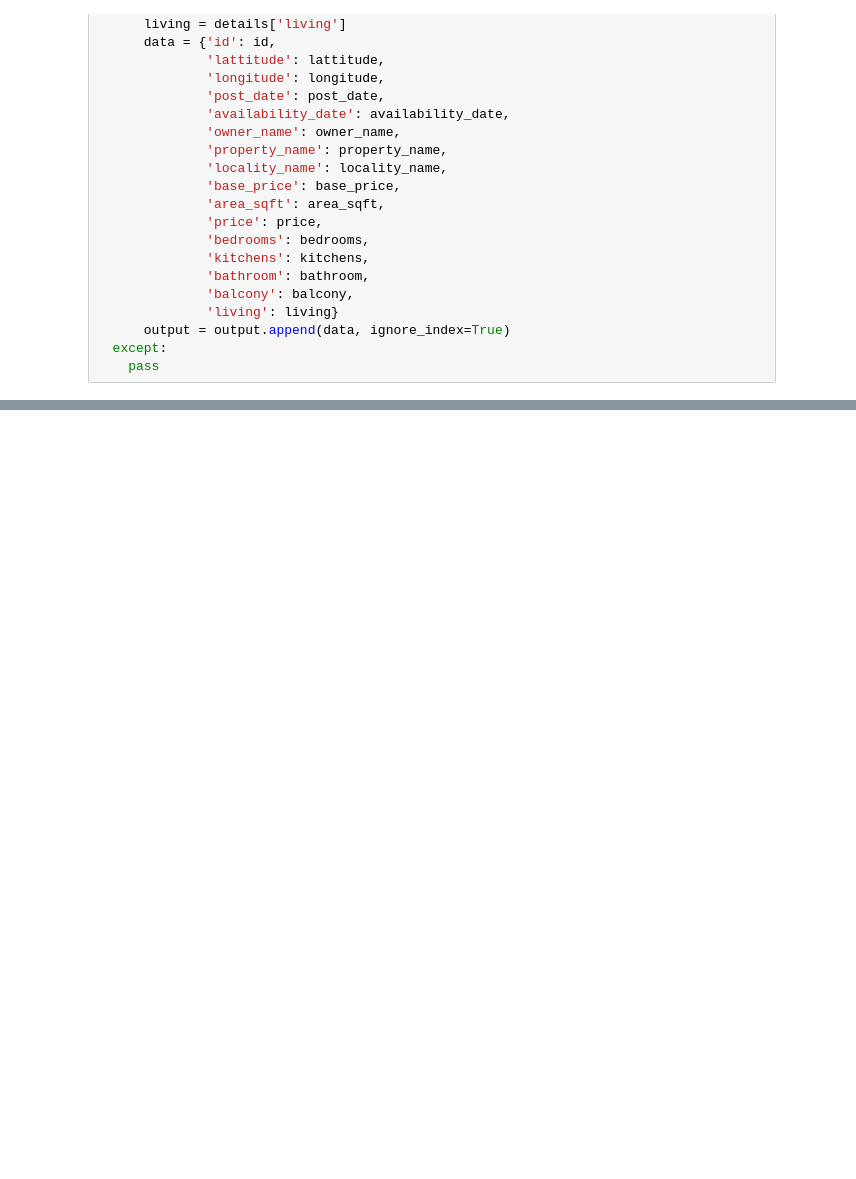
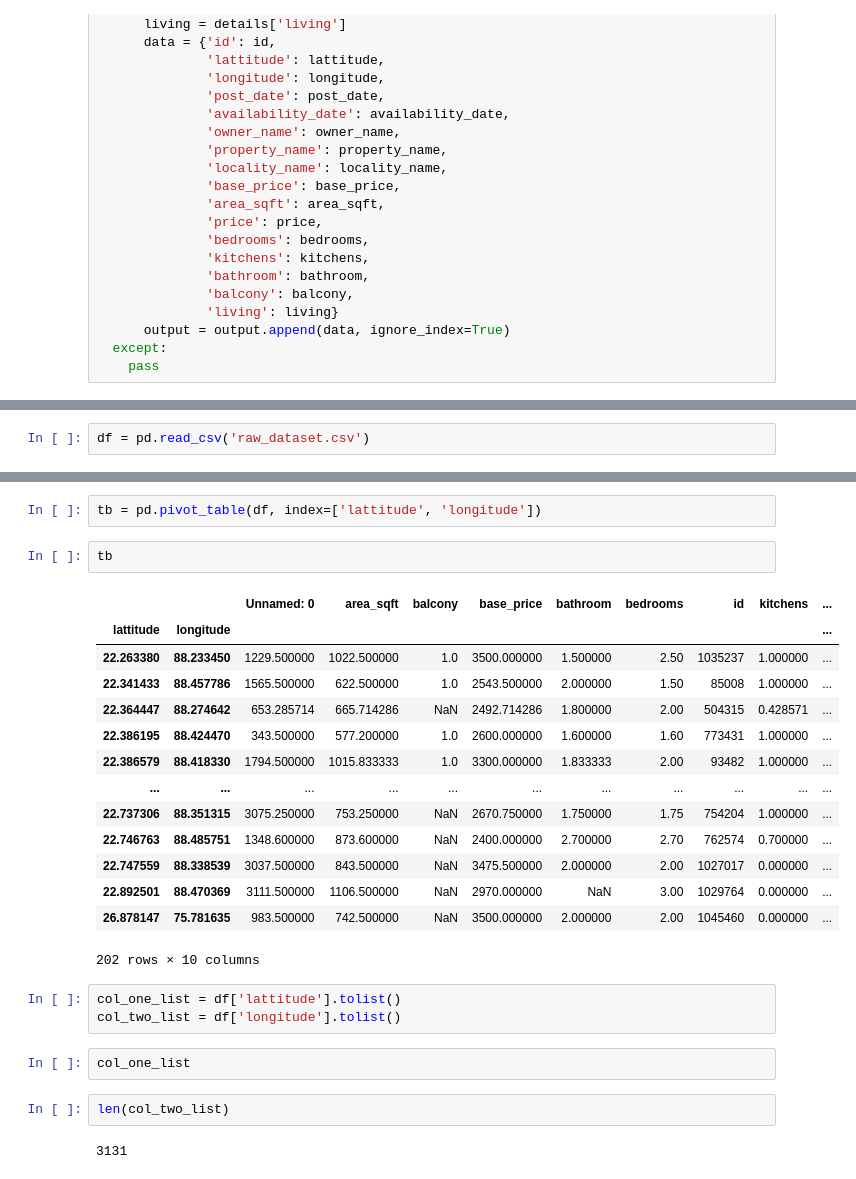
Before and after one commit to 41x3n/Price-Samjho, a Jupyter notebook: Notebooks/Generating_the_Datasets.ipynb, the cells around one changed output, grey strips where cells are left out. Drawn from its saved outputs; the diff is of its cells as text; blank space fills up the shorter version.

```diff
--- a/Notebooks/Generating_the_Datasets.ipynb
+++ b/Notebooks/Generating_the_Datasets.ipynb
@@ -77,0 +81,2 @@ output.to_csv(r'Datasets\raw_dataset.csv')
+# %%
+df = pd.read_csv('raw_dataset.csv')
@@ -77,0 +117,28 @@ output.to_csv(r'Datasets\raw_dataset.csv')
+# %%
+tb = pd.pivot_table(df, index=['lattitude', 'longitude'])
+# %%
+tb
+# %% [output]
+|  |  | Unnamed: 0 | area_sqft | balcony | base_price | bathroom | bedrooms | id | kitchens | ... |
+| lattitude | longitude |  |  |  |  |  |  |  |  | ... |
+| 22.263380 | 88.233450 | 1229.500000 | 1022.500000 | 1.0 | 3500.000000 | 1.500000 | 2.50 | 1035237 | 1.000000 | ... |
+| 22.341433 | 88.457786 | 1565.500000 | 622.500000 | 1.0 | 2543.500000 | 2.000000 | 1.50 | 85008 | 1.000000 | ... |
+| 22.364447 | 88.274642 | 653.285714 | 665.714286 | NaN | 2492.714286 | 1.800000 | 2.00 | 504315 | 0.428571 | ... |
+| 22.386195 | 88.424470 | 343.500000 | 577.200000 | 1.0 | 2600.000000 | 1.600000 | 1.60 | 773431 | 1.000000 | ... |
+| 22.386579 | 88.418330 | 1794.500000 | 1015.833333 | 1.0 | 3300.000000 | 1.833333 | 2.00 | 93482 | 1.000000 | ... |
+| ... | ... | ... | ... | ... | ... | ... | ... | ... | ... | ... |
+| 22.737306 | 88.351315 | 3075.250000 | 753.250000 | NaN | 2670.750000 | 1.750000 | 1.75 | 754204 | 1.000000 | ... |
+| 22.746763 | 88.485751 | 1348.600000 | 873.600000 | NaN | 2400.000000 | 2.700000 | 2.70 | 762574 | 0.700000 | ... |
+| 22.747559 | 88.338539 | 3037.500000 | 843.500000 | NaN | 3475.500000 | 2.000000 | 2.00 | 1027017 | 0.000000 | ... |
+| 22.892501 | 88.470369 | 3111.500000 | 1106.500000 | NaN | 2970.000000 | NaN | 3.00 | 1029764 | 0.000000 | ... |
+| 26.878147 | 75.781635 | 983.500000 | 742.500000 | NaN | 3500.000000 | 2.000000 | 2.00 | 1045460 | 0.000000 | ... |
+202 rows × 10 columns
+# %%
+col_one_list = df['lattitude'].tolist()
+col_two_list = df['longitude'].tolist()
+# %%
+col_one_list
+# %%
+len(col_two_list)
+# %% [output]
+3131
```
Also changed, not shown: parts of 22 cells of this notebook.
